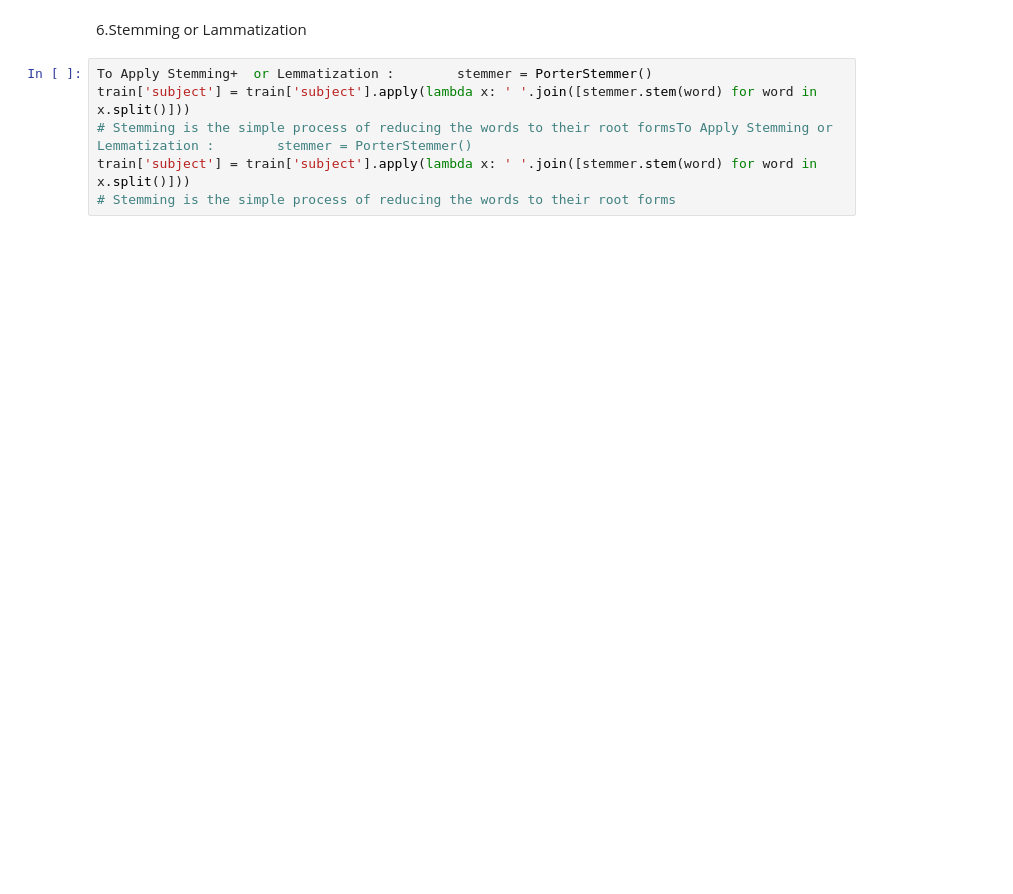
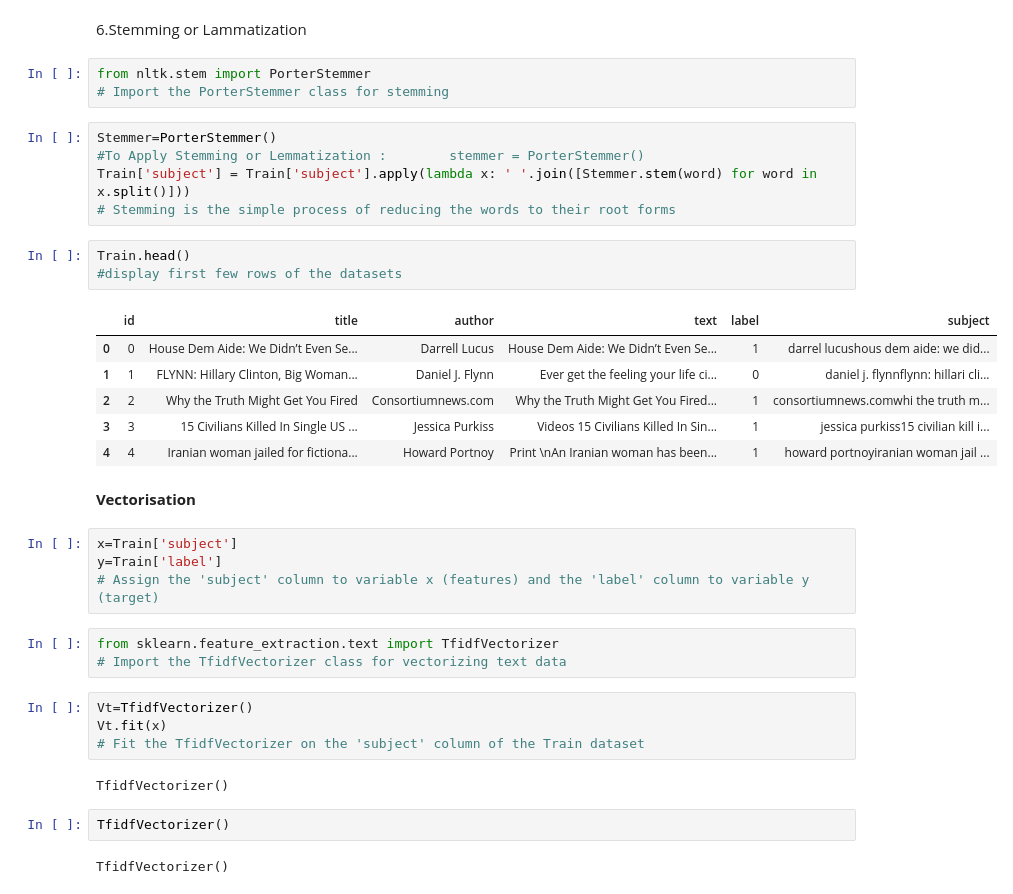
Before and after one commit to KavirajG561344/Demo-Project, a Jupyter notebook: True_and_Fake_News_Prediction.ipynb, the cells around one changed output. Drawn from its saved outputs; the diff is of its cells as text; blank space fills up the shorter version.

```diff
--- a/True_and_Fake_News_Prediction.ipynb
+++ b/True_and_Fake_News_Prediction.ipynb
@@ -217,8 +278,39 @@ train['subject'] = train['subject'].apply(lambda x: ' '.join([word for word in x
 # %% [markdown]
 6.Stemming or Lammatization
+# %%
+from nltk.stem import PorterStemmer
+# Import the PorterStemmer class for stemming
 # %%
-To Apply Stemming+  or Lemmatization :        stemmer = PorterStemmer()
-train['subject'] = train['subject'].apply(lambda x: ' '.join([stemmer.stem(word) for word in x.split()]))
-# Stemming is the simple process of reducing the words to their root formsTo Apply Stemming or Lemmatization :        stemmer = PorterStemmer()
-train['subject'] = train['subject'].apply(lambda x: ' '.join([stemmer.stem(word) for word in x.split()]))
+Stemmer=PorterStemmer()
+#To Apply Stemming or Lemmatization :        stemmer = PorterStemmer()
+Train['subject'] = Train['subject'].apply(lambda x: ' '.join([Stemmer.stem(word) for word in x.split()]))
 # Stemming is the simple process of reducing the words to their root forms
+# %%
+Train.head()
+#display first few rows of the datasets
+# %% [output]
+|  | id | title | author | text | label | subject |
+| 0 | 0 | House Dem Aide: We Didn’t Even Se... | Darrell Lucus | House Dem Aide: We Didn’t Even Se... | 1 | darrel lucushous dem aide: we did... |
+| 1 | 1 | FLYNN: Hillary Clinton, Big Woman... | Daniel J. Flynn | Ever get the feeling your life ci... | 0 | daniel j. flynnflynn: hillari cli... |
+| 2 | 2 | Why the Truth Might Get You Fired | Consortiumnews.com | Why the Truth Might Get You Fired... | 1 | consortiumnews.comwhi the truth m... |
+| 3 | 3 | 15 Civilians Killed In Single US ... | Jessica Purkiss | Videos 15 Civilians Killed In Sin... | 1 | jessica purkiss15 civilian kill i... |
+| 4 | 4 | Iranian woman jailed for fictiona... | Howard Portnoy | Print \nAn Iranian woman has been... | 1 | howard portnoyiranian woman jail ... |
+# %% [markdown]
+**Vectorisation**
+# %%
+x=Train['subject']
+y=Train['label']
+# Assign the 'subject' column to variable x (features) and the 'label' column to variable y (target)
+# %%
+from sklearn.feature_extraction.text import TfidfVectorizer
+# Import the TfidfVectorizer class for vectorizing text data
+# %%
+Vt=TfidfVectorizer()
+Vt.fit(x)
+# Fit the TfidfVectorizer on the 'subject' column of the Train dataset
+# %% [output]
+TfidfVectorizer()
+# %%
+TfidfVectorizer()
+# %% [output]
+TfidfVectorizer()
```
Also changed, not shown: parts of 76 cells of this notebook.
